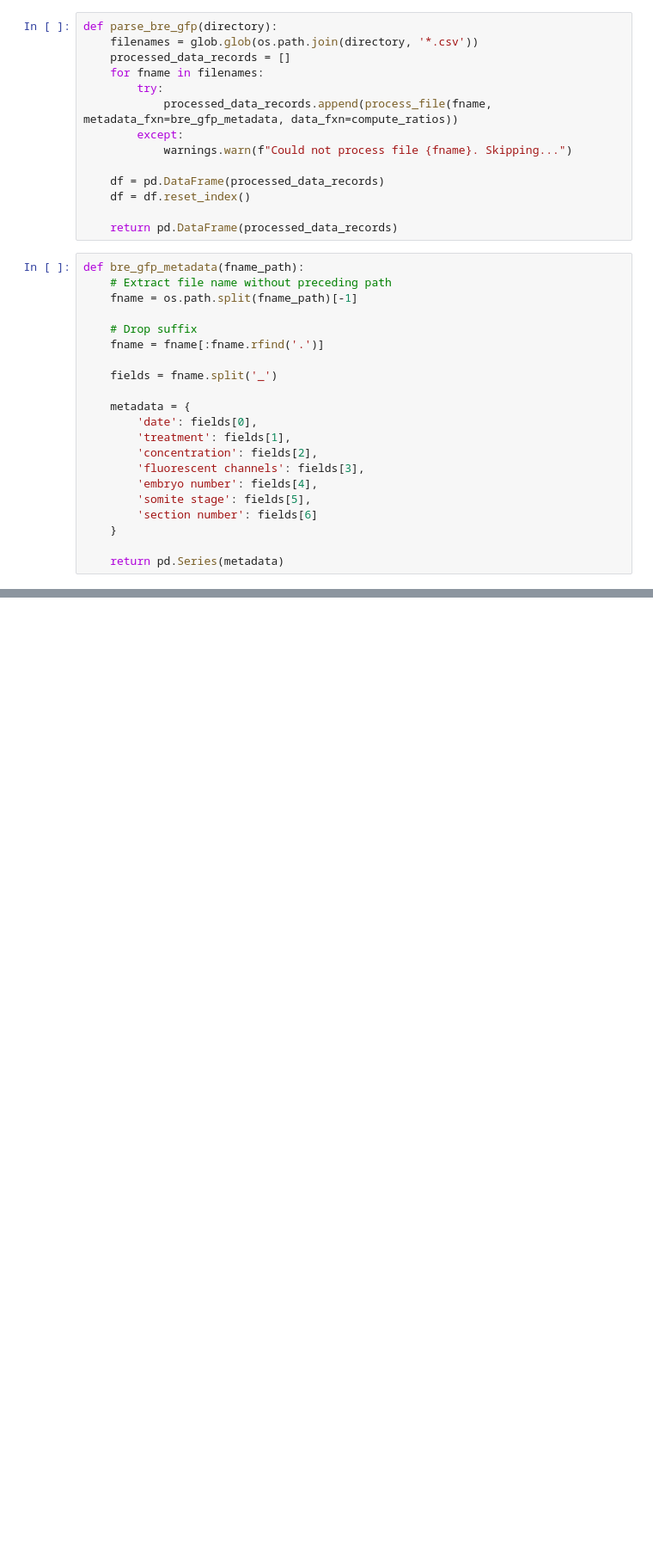
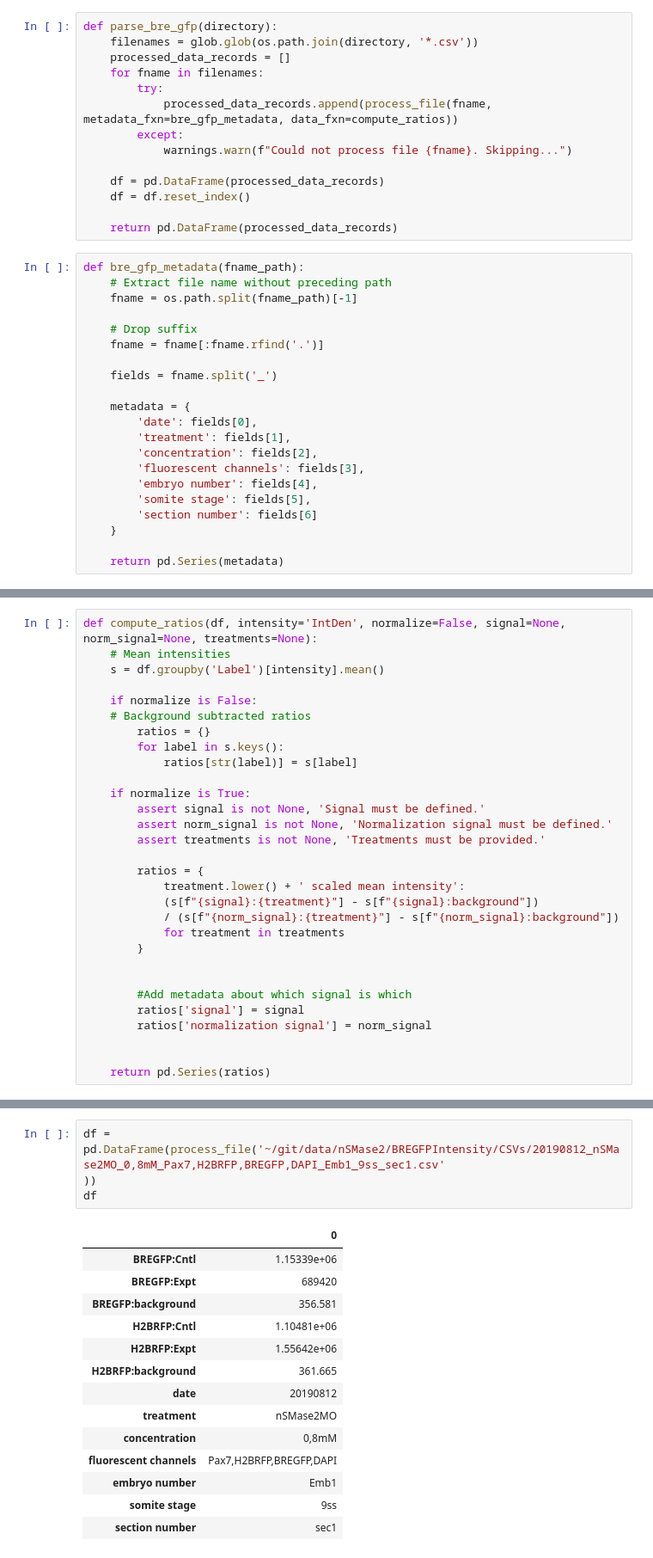
Before and after one commit to candrews19/bronnerlab_tools, a Jupyter notebook: testing.ipynb, the cells around one changed output, grey strips where cells are left out. Shown at 86% size. Cells and saved outputs as stored; diff of their text form; blank space fills up the shorter version.

```diff
--- a/testing.ipynb
+++ b/testing.ipynb
@@ -77,0 +115,30 @@ def bre_gfp_metadata(fname_path):
+# %%
+def compute_ratios(df, intensity='IntDen', normalize=False, signal=None, norm_signal=None, treatments=None):
+    # Mean intensities
+    s = df.groupby('Label')[intensity].mean()
+
+    if normalize is False:
+    # Background subtracted ratios
+        ratios = {}
+        for label in s.keys():
+            ratios[str(label)] = s[label]
+
+    if normalize is True:
+        assert signal is not None, 'Signal must be defined.'
+        assert norm_signal is not None, 'Normalization signal must be defined.'
+        assert treatments is not None, 'Treatments must be provided.'
+
+        ratios = {
+            treatment.lower() + ' scaled mean intensity':
+            (s[f"{signal}:{treatment}"] - s[f"{signal}:background"])
+            / (s[f"{norm_signal}:{treatment}"] - s[f"{norm_signal}:background"])
+            for treatment in treatments
+        }
+
+
+        #Add metadata about which signal is which
+        ratios['signal'] = signal
+        ratios['normalization signal'] = norm_signal
+
+
+    return pd.Series(ratios)
@@ -77,0 +161,19 @@ def bre_gfp_metadata(fname_path):
+# %%
+df = pd.DataFrame(process_file('~/git/data/nSMase2/BREGFPIntensity/CSVs/20190812_nSMase2MO_0,8mM_Pax7,H2BRFP,BREGFP,DAPI_Emb1_9ss_sec1.csv'
+))
+df
+# %% [output]
+|  | 0 |
+| BREGFP:Cntl | 1.15339e+06 |
+| BREGFP:Expt | 689420 |
+| BREGFP:background | 356.581 |
+| H2BRFP:Cntl | 1.10481e+06 |
+| H2BRFP:Expt | 1.55642e+06 |
+| H2BRFP:background | 361.665 |
+| date | 20190812 |
+| treatment | nSMase2MO |
+| concentration | 0,8mM |
+| fluorescent channels | Pax7,H2BRFP,BREGFP,DAPI |
+| embryo number | Emb1 |
+| somite stage | 9ss |
+| section number | sec1 |
```
Also changed, not shown: parts of 13 cells of this notebook, 2 other files.
